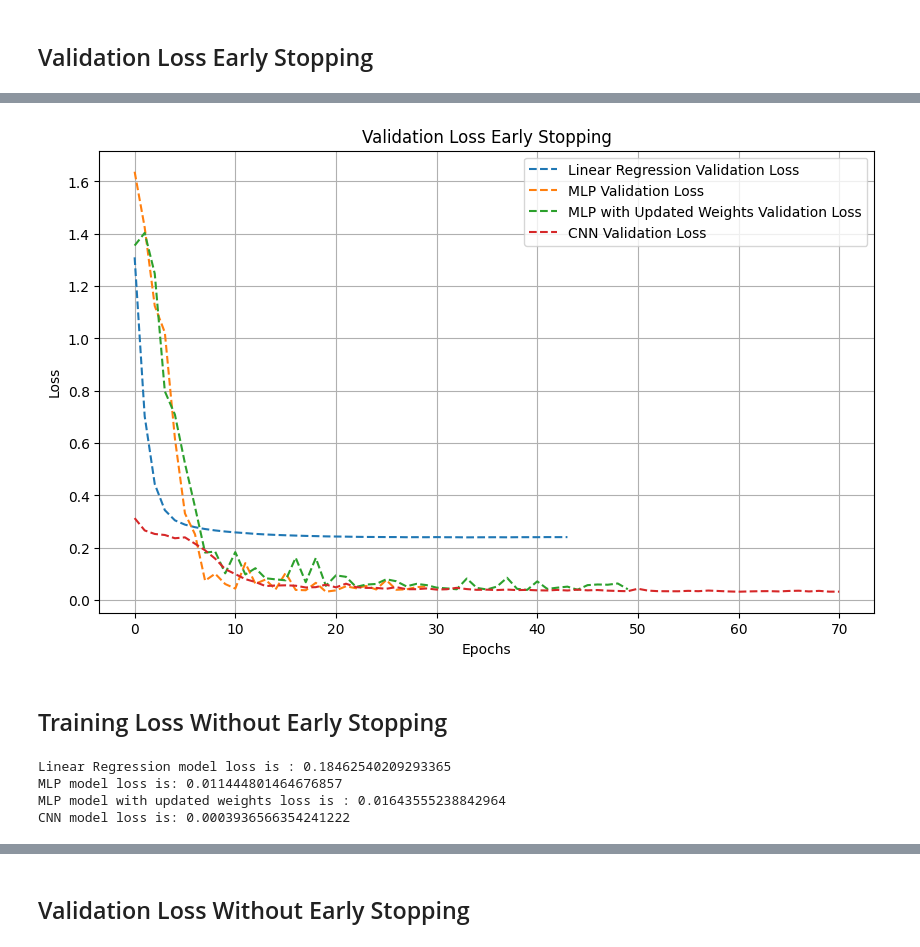
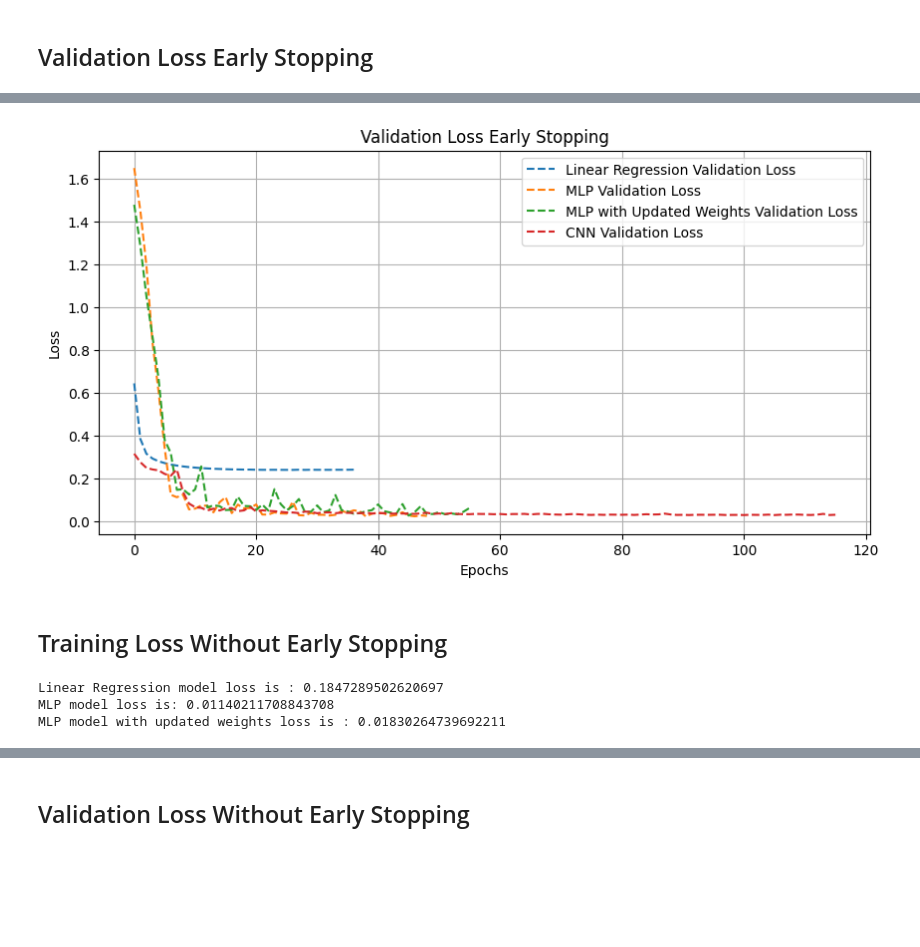
Before and after one commit to itamarKraitman/2024DeepLearningCourseProject, a Jupyter notebook: Previous_Attempts.ipynb, the cells around one changed output, grey strips where cells are left out. Drawn from its saved outputs; the diff is of its cells as text; code cells hidden in the pictures; blank space fills up the shorter version.

```diff
--- a/Previous_Attempts.ipynb
+++ b/Previous_Attempts.ipynb
@@ -314,7 +306,7 @@ This section describes the implementation of sample weights in Multi-Layer Perce
 
 5. **Evaluation:** After training, the performance of both models is evaluated on the validation set to assess their predictive capabilities using MSE and MAE metrics.
 # %%
-sample_weights_train = compute_sample_weight('balanced', y_train)
+sample_weights_train = compute_sample_weight(class_weight='balanced', y=y_train)
 mlp_weight_model_early_stopping = Sequential([
     Dense(128, activation='relu', input_dim=X_train_preprocessed.shape[1]),
     BatchNormalization(),
@@ -488,7 +480,7 @@ This section outlines the implementation of Convolutional Neural Network (CNN) m
 4. **Evaluation:** After training, the performance of both models is evaluated on the validation set using MSE and MAE metrics.
 # %%
 cnn_model_early_stopping = Sequential([
-    Conv1D(32, 3, activation='relu', input_shape=X_train_preprocessed.shape[1]),
+    Conv1D(32, 3, activation='relu', input_shape=(242, 1)),
     MaxPooling1D(2),
 
     Conv1D(64, 3, activation='relu'),
@@ -648,24 +579,23 @@ CNN model validation loss is: 0.032487042248249054
 # %%
-plt.figure(figsize=(10, 6))
+plt.figure(figsize=(10, 5))
 for history, name in zip(history_objects_early_stopping, model_names):
     plt.plot(history.history['val_loss'], label=f'{name} Validation Loss', linestyle='--')
 
 plt.title('Validation Loss Early Stopping')
 plt.xlabel('Epochs')
 plt.ylabel('Loss')
-plt.legend()
+plt.legend(loc='upper right')
 plt.grid(True)
 plt.show()
 # %% [output]
-[figure, old version]
+[figure, new version]
 # %% [markdown]
 ## Training Loss Without Early Stopping
 # %%
-print(f"Linear Regression model loss is : {linear_history.history['loss'][-1]}\nMLP model loss is: {mlp_history.history['loss'][-1]}\nMLP model with updated weights loss is : {weight_model_history.history['loss'][-1]}\nCNN model loss is: {cnn_model_history.history['loss'][-1]}\n")
+print(f"Linear Regression model loss is : {linear_history.history['loss'][-1]}\nMLP model loss is: {mlp_history.history['loss'][-1]}\nMLP model with updated weights loss is : {weight_model_history.history['loss'][-1]}\n")
 # %% [output]
-Linear Regression model loss is : 0.18462540209293365
-MLP model loss is: 0.011444801464676857
-MLP model with updated weights loss is : 0.01643555238842964
-CNN model loss is: 0.0003936566354241222
+Linear Regression model loss is : 0.1847289502620697
+MLP model loss is: 0.01140211708843708
+MLP model with updated weights loss is : 0.01830264739692211
 # %%
 history_objects = [linear_history, mlp_history,
```
Also changed, not shown: parts of 21 cells of this notebook, 1 other file.
